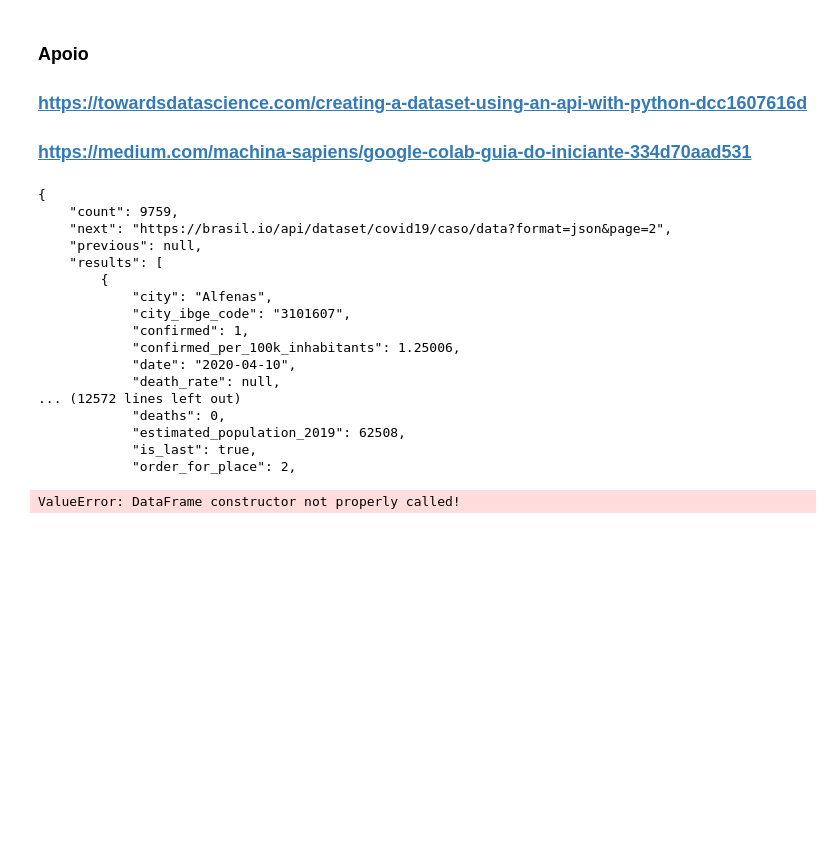
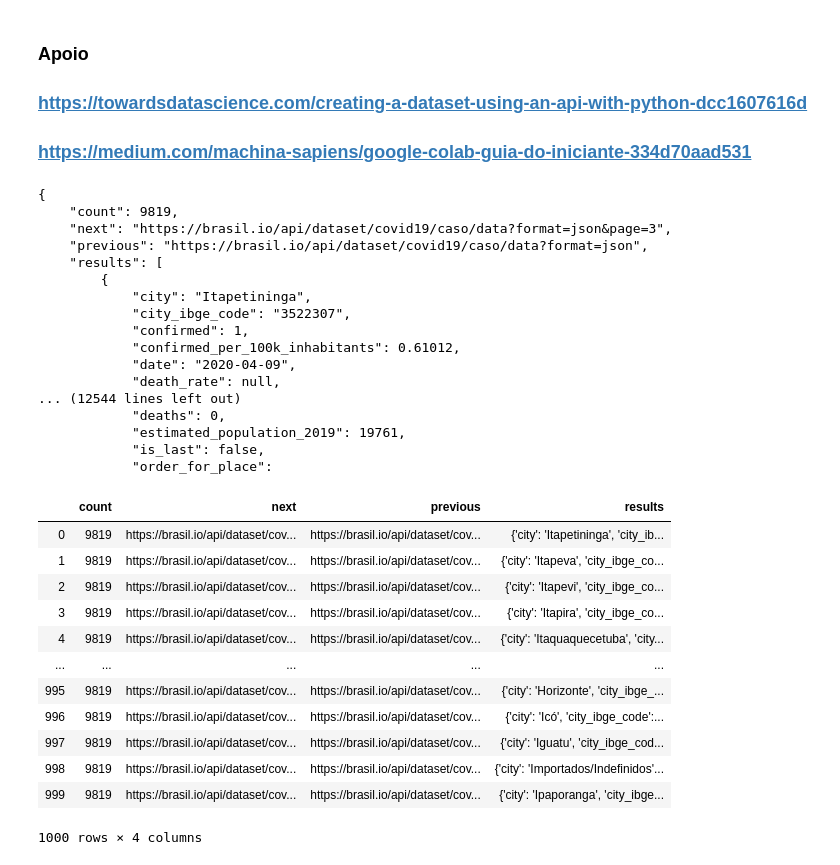
Before and after one commit to Marco87/Projects, a Jupyter notebook: Python/Projetos/Covid19/V1/covid19.ipynb, the cells around one changed output. Saved outputs shown, nothing was run; the diff lists cells and outputs as text; code cells hidden in the pictures; blank space fills up the shorter version.

```diff
--- a/Python/Projetos/Covid19/V1/covid19.ipynb
+++ b/Python/Projetos/Covid19/V1/covid19.ipynb
@@ -9,7 +9,7 @@ import pandas as pd
 import requests
 import json
 # %%
-url = "https://brasil.io/api/dataset/covid19/caso/data?format=json"
+url = "https://brasil.io/api/dataset/covid19/caso/data?format=json&page=2"
 # %%
 JSONContent = requests.get(url).json()
 # %%
@@ -18,23 +18,39 @@ content = json.dumps(JSONContent, indent=4, sort_keys=True)
 print(content)
 # %% [output]
 {
-    "count": 9759,
-    "next": "https://brasil.io/api/dataset/covid19/caso/data?format=json&page=2",
-    "previous": null,
+    "count": 9819,
+    "next": "https://brasil.io/api/dataset/covid19/caso/data?format=json&page=3",
+    "previous": "https://brasil.io/api/dataset/covid19/caso/data?format=json",
     "results": [
         {
-            "city": "Alfenas",
-            "city_ibge_code": "3101607",
+            "city": "Itapetininga",
+            "city_ibge_code": "3522307",
             "confirmed": 1,
-            "confirmed_per_100k_inhabitants": 1.25006,
-            "date": "2020-04-10",
+            "confirmed_per_100k_inhabitants": 0.61012,
+            "date": "2020-04-09",
             "death_rate": null,
-... (12572 lines left out)
+... (12544 lines left out)
             "deaths": 0,
-            "estimated_population_2019": 62508,
-            "is_last": true,
-            "order_for_place": 2,
+            "estimated_population_2019": 19761,
+            "is_last": false,
+            "order_for_place":
-# %%
-df_covid = pd.DataFrame.from_dict(content, orient='columns')
-# %% [output]
-ValueError: DataFrame constructor not properly called!
+# %%
+data = json.loads(content)
+# %%
+df = pd.DataFrame(data)
+# %%
+df
+# %% [output]
+|  | count | next | previous | results |
+| 0 | 9819 | https://brasil.io/api/dataset/cov... | https://brasil.io/api/dataset/cov... | {'city': 'Itapetininga', 'city_ib... |
+| 1 | 9819 | https://brasil.io/api/dataset/cov... | https://brasil.io/api/dataset/cov... | {'city': 'Itapeva', 'city_ibge_co... |
+| 2 | 9819 | https://brasil.io/api/dataset/cov... | https://brasil.io/api/dataset/cov... | {'city': 'Itapevi', 'city_ibge_co... |
+| 3 | 9819 | https://brasil.io/api/dataset/cov... | https://brasil.io/api/dataset/cov... | {'city': 'Itapira', 'city_ibge_co... |
+| 4 | 9819 | https://brasil.io/api/dataset/cov... | https://brasil.io/api/dataset/cov... | {'city': 'Itaquaquecetuba', 'city... |
+| ... | ... | ... | ... | ... |
+| 995 | 9819 | https://brasil.io/api/dataset/cov... | https://brasil.io/api/dataset/cov... | {'city': 'Horizonte', 'city_ibge_... |
+| 996 | 9819 | https://brasil.io/api/dataset/cov... | https://brasil.io/api/dataset/cov... | {'city': 'Icó', 'city_ibge_code':... |
+| 997 | 9819 | https://brasil.io/api/dataset/cov... | https://brasil.io/api/dataset/cov... | {'city': 'Iguatu', 'city_ibge_cod... |
+| 998 | 9819 | https://brasil.io/api/dataset/cov... | https://brasil.io/api/dataset/cov... | {'city': 'Importados/Indefinidos'... |
+| 999 | 9819 | https://brasil.io/api/dataset/cov... | https://brasil.io/api/dataset/cov... | {'city': 'Ipaporanga', 'city_ibge... |
+1000 rows × 4 columns
```
